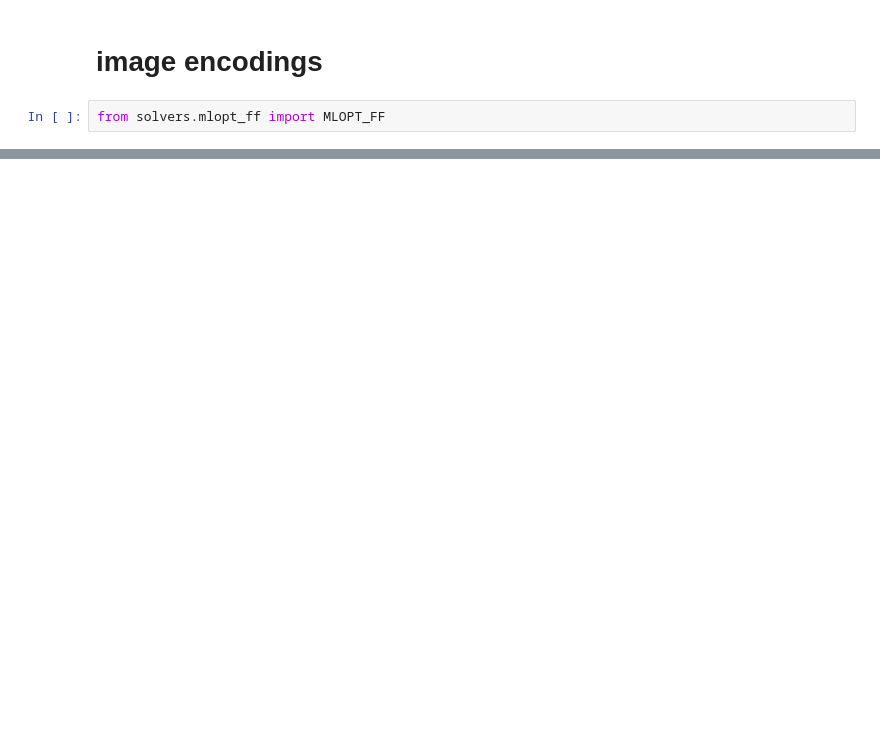
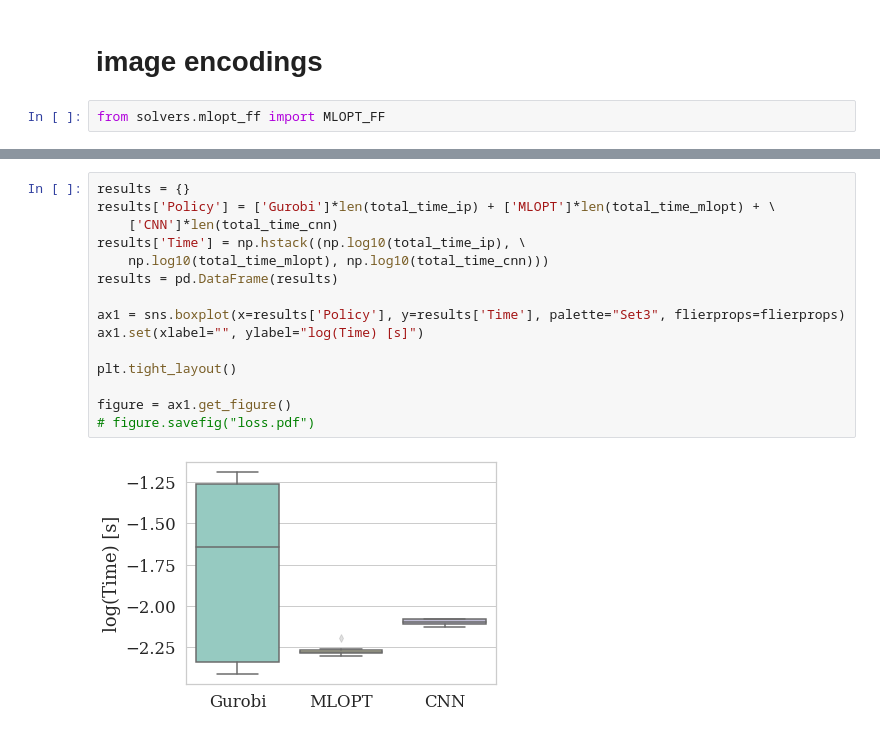
Before and after one commit to StanfordASL/CoCo, a Jupyter notebook: free_flyer_cnn.ipynb, the cells around one changed output, grey strips where cells are left out. Saved outputs shown, nothing was run; the diff lists cells and outputs as text; blank space fills up the shorter version.

```diff
--- a/free_flyer_cnn.ipynb
+++ b/free_flyer_cnn.ipynb
@@ -100,0 +265,17 @@ else:
+# %%
+results = {}
+results['Policy'] = ['Gurobi']*len(total_time_ip) + ['MLOPT']*len(total_time_mlopt) + \
+    ['CNN']*len(total_time_cnn)
+results['Time'] = np.hstack((np.log10(total_time_ip), \
+    np.log10(total_time_mlopt), np.log10(total_time_cnn)))
+results = pd.DataFrame(results)
+
+ax1 = sns.boxplot(x=results['Policy'], y=results['Time'], palette="Set3", flierprops=flierprops)
+ax1.set(xlabel="", ylabel="log(Time) [s]")
+
+plt.tight_layout()
+
+figure = ax1.get_figure()
+# figure.savefig("loss.pdf")
+# %% [output]
+[figure, added]
```
Also changed, not shown: parts of 17 cells of this notebook, 2 other files.
